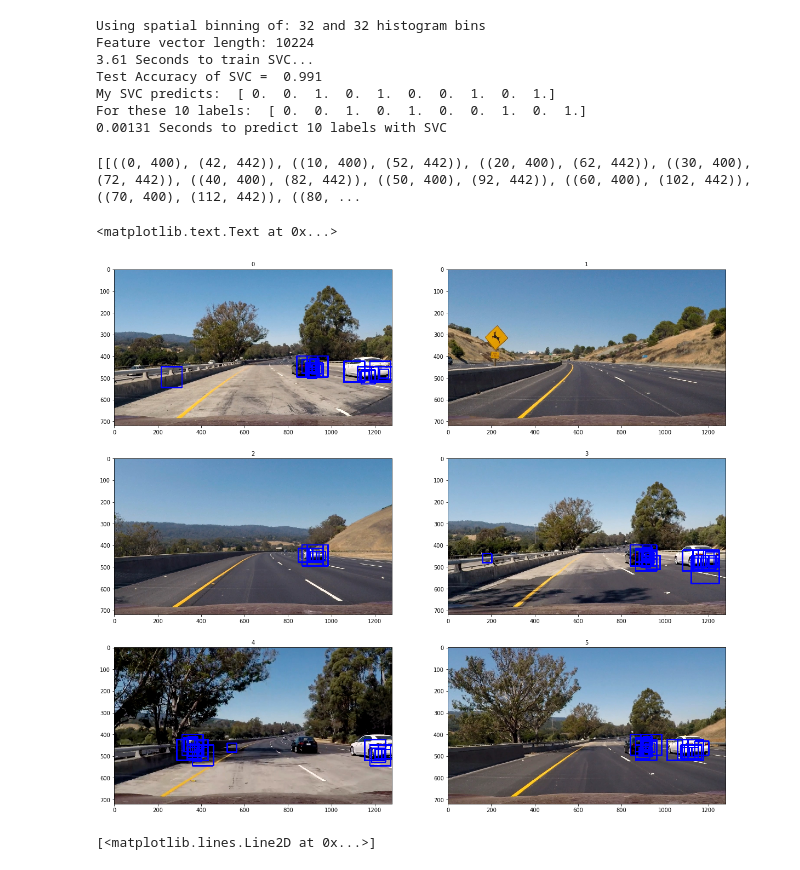
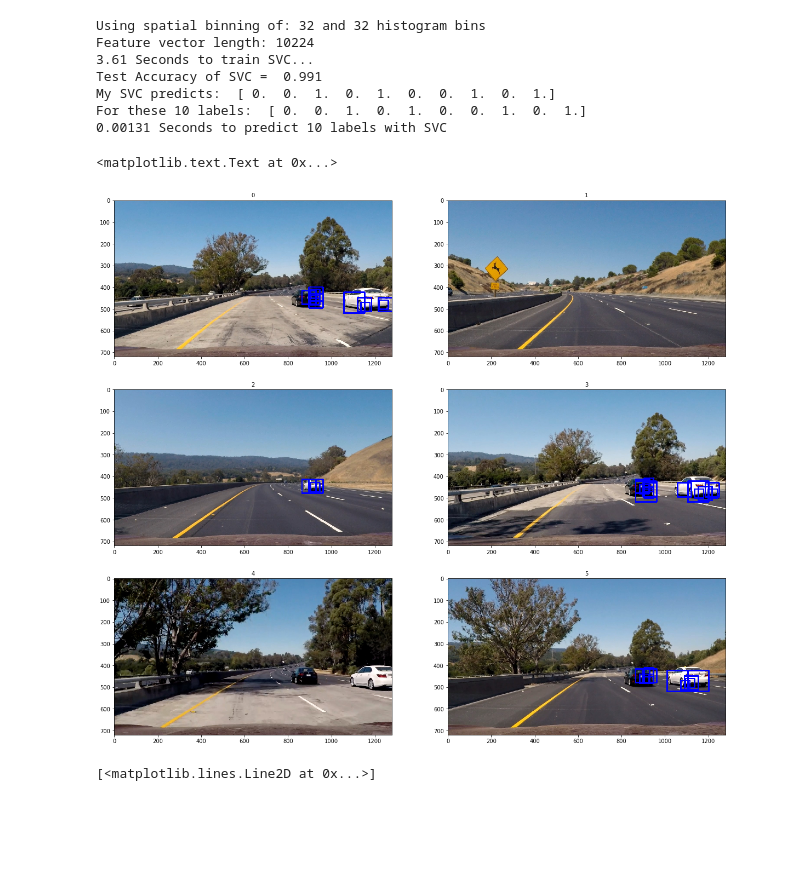
Before and after one commit to duke24k/self-driving-car-nd, a Jupyter notebook: p5/svc_train.ipynb, the cells around one changed output. Saved outputs shown, nothing was run; the diff lists cells and outputs as text; code cells hidden in the pictures; blank space fills up the shorter version.

Commit message:
image added

```diff
--- a/p5/svc_train.ipynb
+++ b/p5/svc_train.ipynb
@@ -151,7 +151,19 @@ hist_bins = dataset["hist_bins"]
 hog_channel = dataset["hog_channel"]
 cspace= dataset["cspace"]
 
+"""
 pyramid = [((42, 42),  [400, 500]),
+           ((64, 64),  [400, 500]),
+           ((96, 96),  [400, 500]),
+           ((128, 128),[450, 578]),
+           ((192, 192),[450, None]),
+#             ((256, 256),[450, None])
+      ]
+"""
+
+
+pyramid = [
+            ((42, 42),  [350, 500]),
            ((64, 64),  [400, 500]),
            ((96, 96),  [400, 500]),
            ((128, 128),[450, 578]),
@@ -160,14 +172,17 @@ pyramid = [((42, 42),  [400, 500]),
       ]
 
 image_size = (720, 1280)
-windows = create_windows(pyramid, image_size,xy_overlap=(0.75, 0.75))
+windows = create_windows(pyramid, image_size,xy_overlap=(0.5, 0.75))
 
-print(windows)
+#image_size = (720, 1280)
+#windows = create_windows(pyramid, image_size,xy_overlap=(0.75, 0.75))
+
+#print(windows)
-# %% [output]
-[[((0, 400), (42, 442)), ((10, 400), (52, 442)), ((20, 400), (62, 442)), ((30, 400), (72, 442)), ((40, 400), (82, 442)), ((50, 400), (92, 442)), ((60, 400), (102, 442)), ((70, 400), (112, 442)), ((80, ...
 # %%
 images_box = []
 all_dist = []
+
+cutoff =0
 
 for image in range(6):
 
@@ -178,34 +193,34 @@ for image in range(6):
 
 #    cutoff = 20
     cutoff = 15
     test, box_list, pred_dist = find_cars(test_img, windows, svc, image_size= (64,64), cutoff=cutoff,
                             cspace=cspace, spatial_size=spatial_size,  hist_bins=hist_bins,
                             hog_channel=hog_channel,  orient=orient, pix_per_cell=pix_per_cell,
                             cell_per_block=cell_per_block,car_image=True)
     images_box.append(test)
     all_dist.append(pred_dist)
 
 f, ((ax1, ax2), (ax3, ax4), (ax5, ax6)) = plt.subplots(3, 2, figsize=(20,18))
 ax1.imshow(images_box[0])
 ax1.set_title('0', fontsize=10)
 #ax2.imshow(image)
 ax2.imshow(images_box[1])
 ax2.set_title('1', fontsize=10)
 
 ax3.imshow(images_box[2])
 ax3.set_title('2', fontsize=10)
 
 ax4.imshow(images_box[3])
 ax4.set_title('3', fontsize=10)
 
 ax5.imshow(images_box[4])
 ax5.set_title('4', fontsize=10)
 
 ax6.imshow(images_box[5])
 ax6.set_title('5', fontsize=10)
 # %% [output]
 <matplotlib.text.Text at 0x...>
-[figure, old version]
+[figure, new version]
 # %%
 #print(np.array(all_dist))
 #print((np.array(all_dist)).reshape(1,-1))
```
Also changed, not shown: 8 other files.
